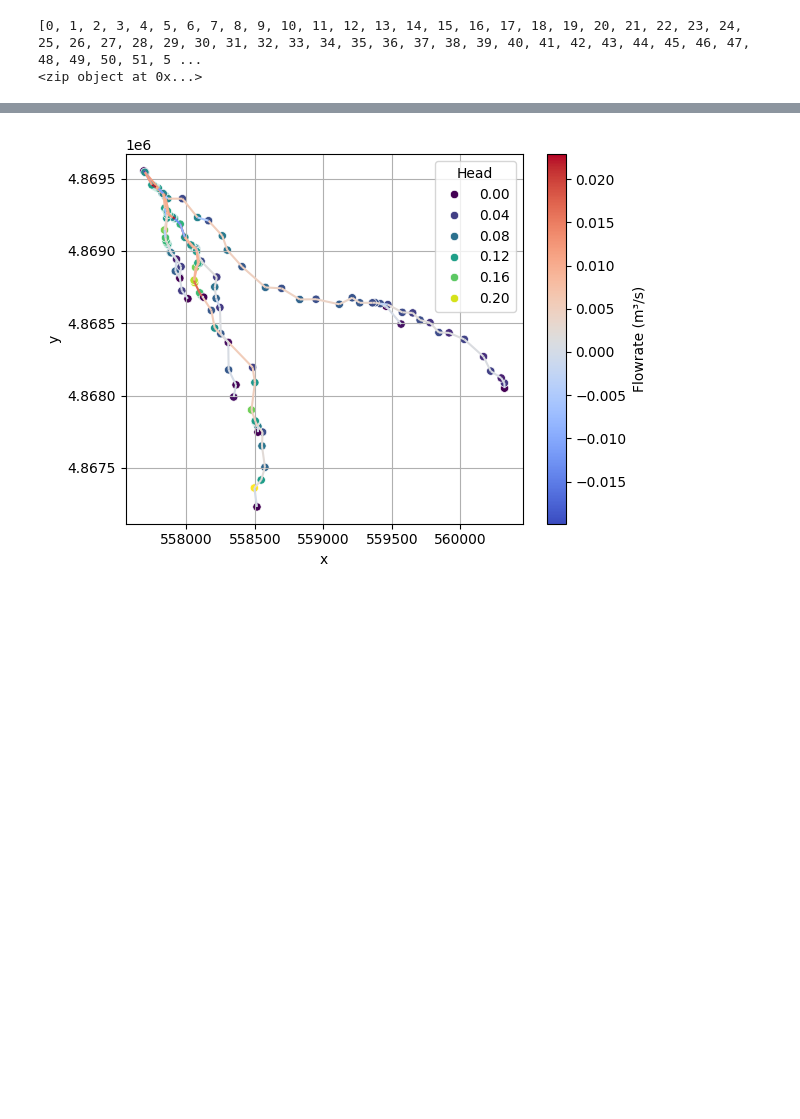
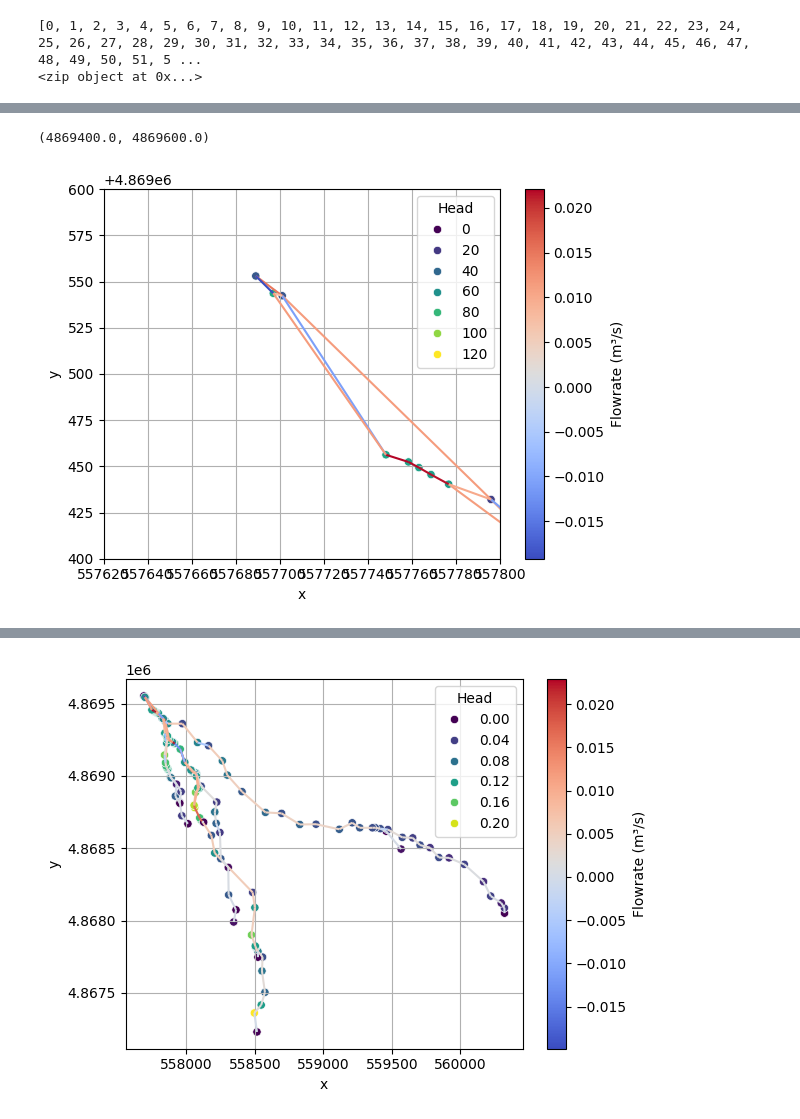
Before and after one commit to jhuang523/UMNBearSpring, a Jupyter notebook: openkarst/steady_state/conduit_geometry_setup.ipynb, the cells around one changed output, grey strips where cells are left out. Cells and saved outputs as stored; diff of their text form; code cells hidden in the pictures; blank space fills up the shorter version.

```diff
--- a/openkarst/steady_state/conduit_geometry_setup.ipynb
+++ b/openkarst/steady_state/conduit_geometry_setup.ipynb
@@ -401 +420,8 @@ input = load_pickle(f'conduit_geometry_test/output/{run_name}/input_data.pkl')
+# %%
+network.plot_network_flow(Q = Q[-1], h = network.nodes.id)
+plt.xlim(557620, 557800)
+plt.ylim(4869400, 4869600)
+# %% [output]
+(4869400.0, 4869600.0)
+[figure, added]
 # %%
```
Also changed, not shown: parts of 9 cells of this notebook, 27 other files.
